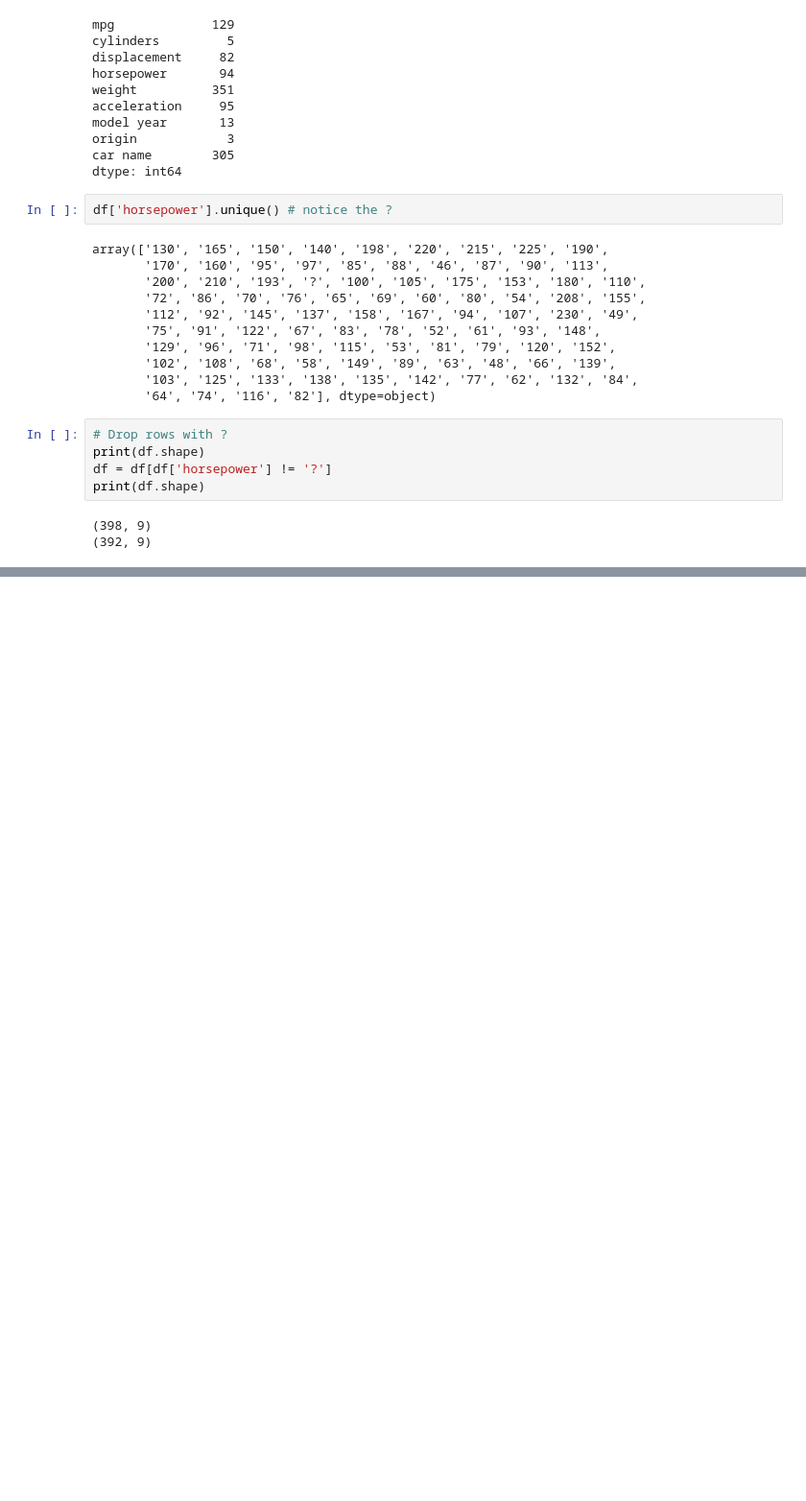
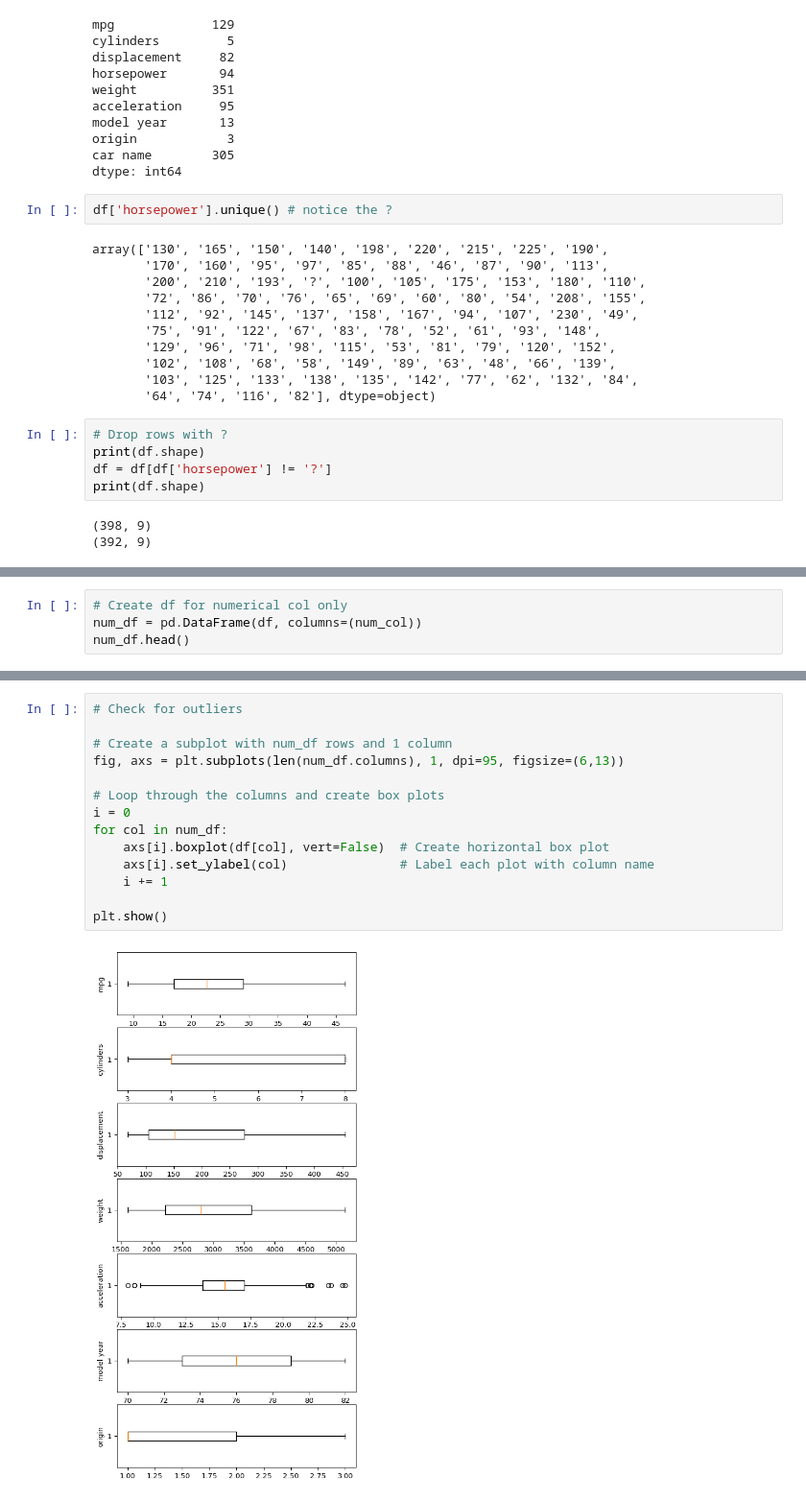
Before and after one commit to NatashaMoses/DataScience_Projects, a Jupyter notebook: Predict_FuelEfficiency_Tensorflow/Predict_FuelEfficiency_Using_Tensorflow.ipynb, the cells around one changed output, grey strips where cells are left out. Shown: that part at 96% size. Drawn from its saved outputs; the diff is of its cells as text; blank space fills up the shorter version.

```diff
--- a/Predict_FuelEfficiency_Tensorflow/Predict_FuelEfficiency_Using_Tensorflow.ipynb
+++ b/Predict_FuelEfficiency_Tensorflow/Predict_FuelEfficiency_Using_Tensorflow.ipynb
@@ -104,0 +120,4 @@ print(df.shape)
+# %%
+# Create df for numerical col only
+num_df = pd.DataFrame(df, columns=(num_col))
+num_df.head()
@@ -104,0 +131,16 @@ print(df.shape)
+# %%
+# Check for outliers
+
+# Create a subplot with num_df rows and 1 column
+fig, axs = plt.subplots(len(num_df.columns), 1, dpi=95, figsize=(6,13))
+
+# Loop through the columns and create box plots
+i = 0
+for col in num_df:
+    axs[i].boxplot(df[col], vert=False)  # Create horizontal box plot
+    axs[i].set_ylabel(col)               # Label each plot with column name
+    i += 1
+
+plt.show()
+# %% [output]
+[figure, added]
```
Also changed, not shown: parts of 4 cells of this notebook.
